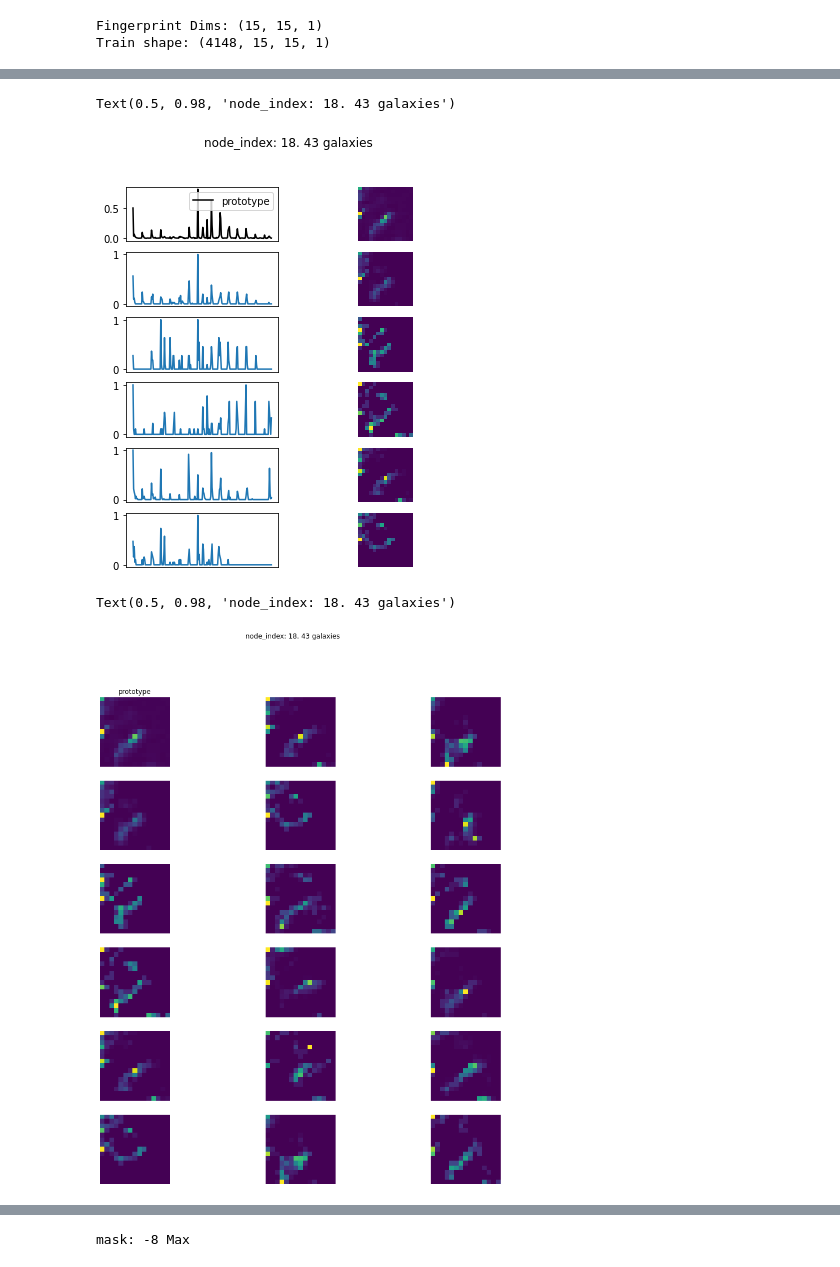
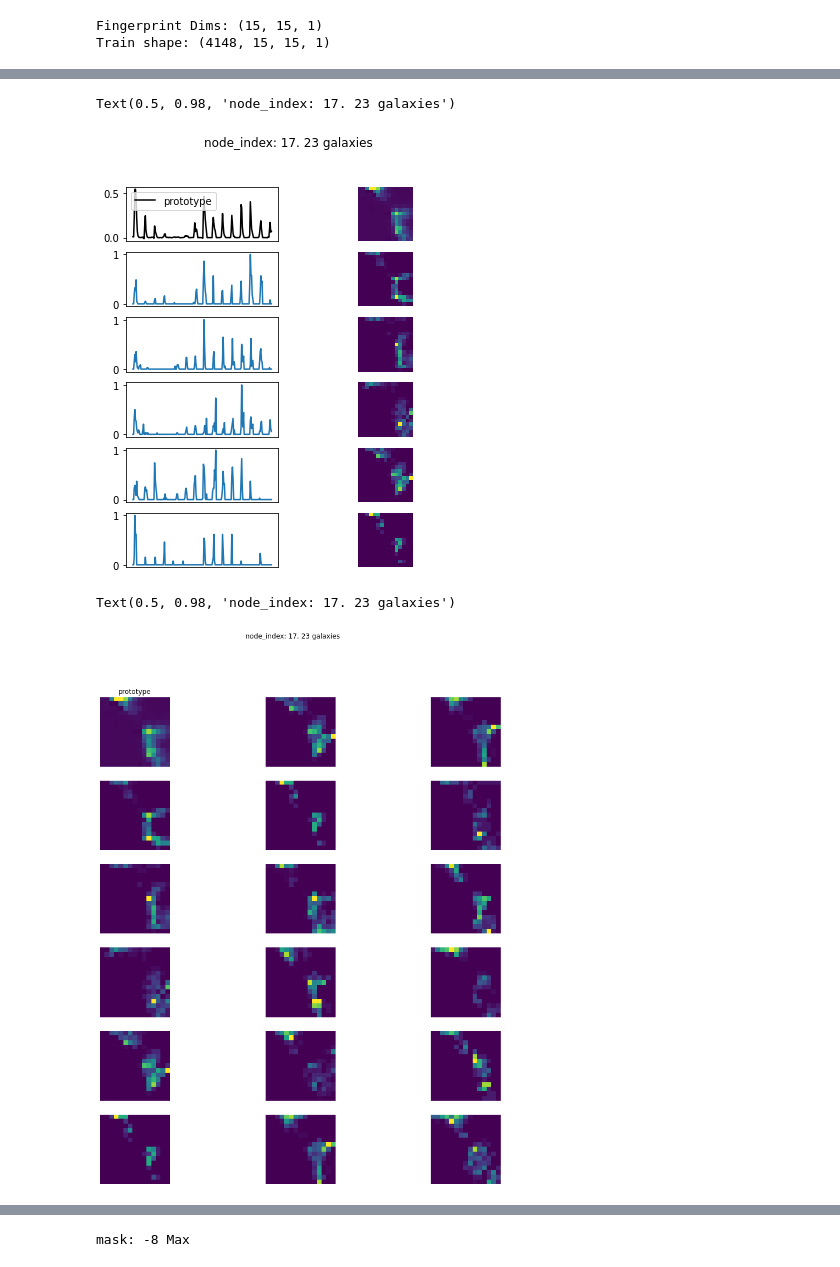
Before and after one commit to finnarchinuk/GalaxyAE, a Jupyter notebook: DESOM2_run_inspect.ipynb, the cells around one changed output, grey strips where cells are left out. Drawn from its saved outputs; the diff is of its cells as text; code cells hidden in the pictures.

```diff
--- a/DESOM2_run_inspect.ipynb
+++ b/DESOM2_run_inspect.ipynb
@@ -278,7 +278,7 @@ def load_desom_trained(map_size, input_dims, model_path, latent):
     inner_som.load_weights(model_path)
     return inner_som
 
-MODEL_NAME='som2_jan17_test'
+MODEL_NAME='som2_jan18_test'
 folder='SOM2_models/'
 
 som = load_desom_trained((10,10), X_data.shape[1:], model_path=folder+MODEL_NAME+'.h5', latent=120)
@@ -446,19 +446,19 @@ For a node, plot the prototype in 1D and 2D, and some number of samples.
 '''
 
 # ------ SELECT NODE TO INSPECT -------
-NODE_INDEX=32
+NODE_INDEX=17
 SAMPLES=5
 SAMPLES=min(len(X_data[mask]),SAMPLES)
-mask=(galID_bmu[:,1]==node_index)
+mask=(galID_bmu[:,1]==NODE_INDEX)
 
 # -------- PLOT 1D and corresponding 2D --------
 fig,ax=plt.subplots(SAMPLES+1,2, figsize=(6,7))
 
 # ------- PLOT PROTOTYPE --------
-ax[0][0].plot(decoded_prototypes[node_index].flatten(),c='black')
+ax[0][0].plot(decoded_prototypes[NODE_INDEX].flatten(),c='black')
 ax[0][0].set_xticks([])
 ax[0][0].legend(['prototype'])
-ax[0][1].imshow(decoded_prototypes[node_index].reshape(SOM1_width,SOM1_width))
+ax[0][1].imshow(decoded_prototypes[NODE_INDEX].reshape(SOM1_width,SOM1_width))
 ax[0][1].axis('off')
 
 # ------- PLOT SAMPLES --------
@@ -469,42 +469,42 @@ for i in range(1,SAMPLES+1):
     ax[i][1].imshow(X_data[mask][i].reshape(SOM1_width,SOM1_width))
     ax[i][1].axis('off')
 
-plt.suptitle(str('node_index: '+str(node_index)+'. '+str(len(X_data[mask]))+' galaxies'))
+plt.suptitle(str('node_index: '+str(NODE_INDEX)+'. '+str(len(X_data[mask]))+' galaxies'))
 # %% [output]
-Text(0.5, 0.98, 'node_index: 18. 43 galaxies')
+Text(0.5, 0.98, 'node_index: 17. 23 galaxies')
-[figure, old version]
+[figure, new version]
 # %%
 '''INSPECT
 Look at more reconstructions in 2D. Not my best code.
 '''
 
 # ----- SELECT NODE TO INSPECT ------
-NODE_INDEX=32
-mask=(galID_bmu[:,1]==node_index)
+NODE_INDEX=17
+mask=(galID_bmu[:,1]==NODE_INDEX)
 SAMPLES=5
 SAMPLES=min(len(X_data[mask])*3,SAMPLES)
 
 # -------- PLOT -------
-fig,ax=plt.subplots(num_plots+1,3,sharex=True, sharey=True, figsize=(15,16))
+fig,ax=plt.subplots(SAMPLES+1,3,sharex=True, sharey=True, figsize=(15,16))
 # -------- PLOT PROTOTYPE (TOP LEFT) --------
-ax[0,0].imshow(decoded_prototypes[node_index].reshape(SOM1_width,SOM1_width))#,cmap='cool')
+ax[0,0].imshow(decoded_prototypes[NODE_INDEX].reshape(SOM1_width,SOM1_width))#,cmap='cool')
 ax[0,0].set_title('prototype')
 ax[0,0].axis('off')
 # -------- PLOT SAMPLES --------
 for i in range(1,SAMPLES+1):
     ax[i,0].imshow(X_data[mask][i].reshape(SOM1_width,SOM1_width))#,cmap='cool')
     ax[i,0].axis('off')
 for i in range(0,SAMPLES+1):
     ax[i,1].imshow(X_data[mask][i+SAMPLES-1].reshape(SOM1_width,SOM1_width))#,cmap='cool')
     ax[i,1].axis('off')
 for i in range(0,SAMPLES+1):
     ax[i,2].imshow(X_data[mask][i+SAMPLES*2-1].reshape(SOM1_width,SOM1_width))#,cmap='cool')
     ax[i,2].axis('off')
 
-plt.suptitle(str('node_index: '+str(node_index)+'. '+str(len(X_data[mask]))+' galaxies'))
+plt.suptitle(str('node_index: '+str(NODE_INDEX)+'. '+str(len(X_data[mask]))+' galaxies'))
 # %% [output]
-Text(0.5, 0.98, 'node_index: 18. 43 galaxies')
+Text(0.5, 0.98, 'node_index: 17. 23 galaxies')
-[figure, old version]
+[figure, new version]
 # %%
 '''MAIN
 load attributes and generate additional attributes
```
Also changed, not shown: parts of 9 cells of this notebook.
